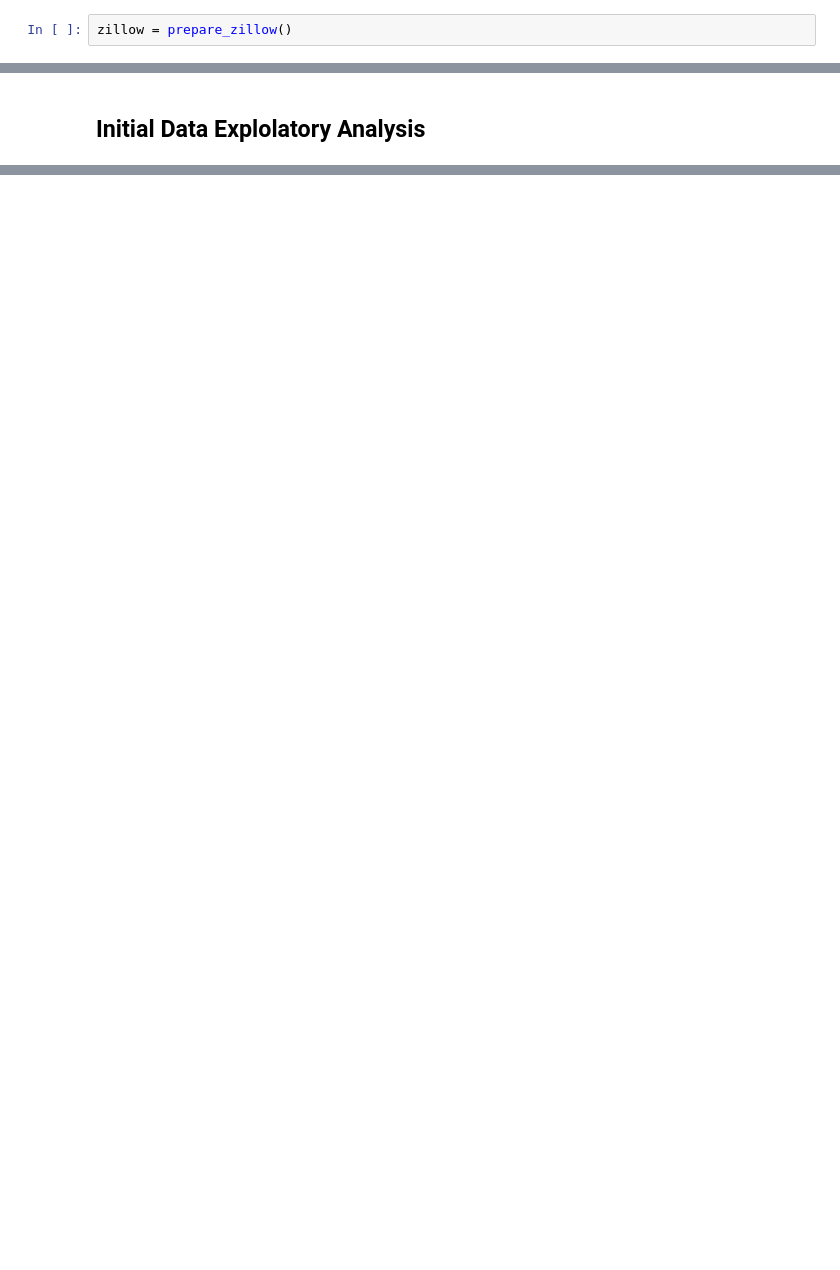
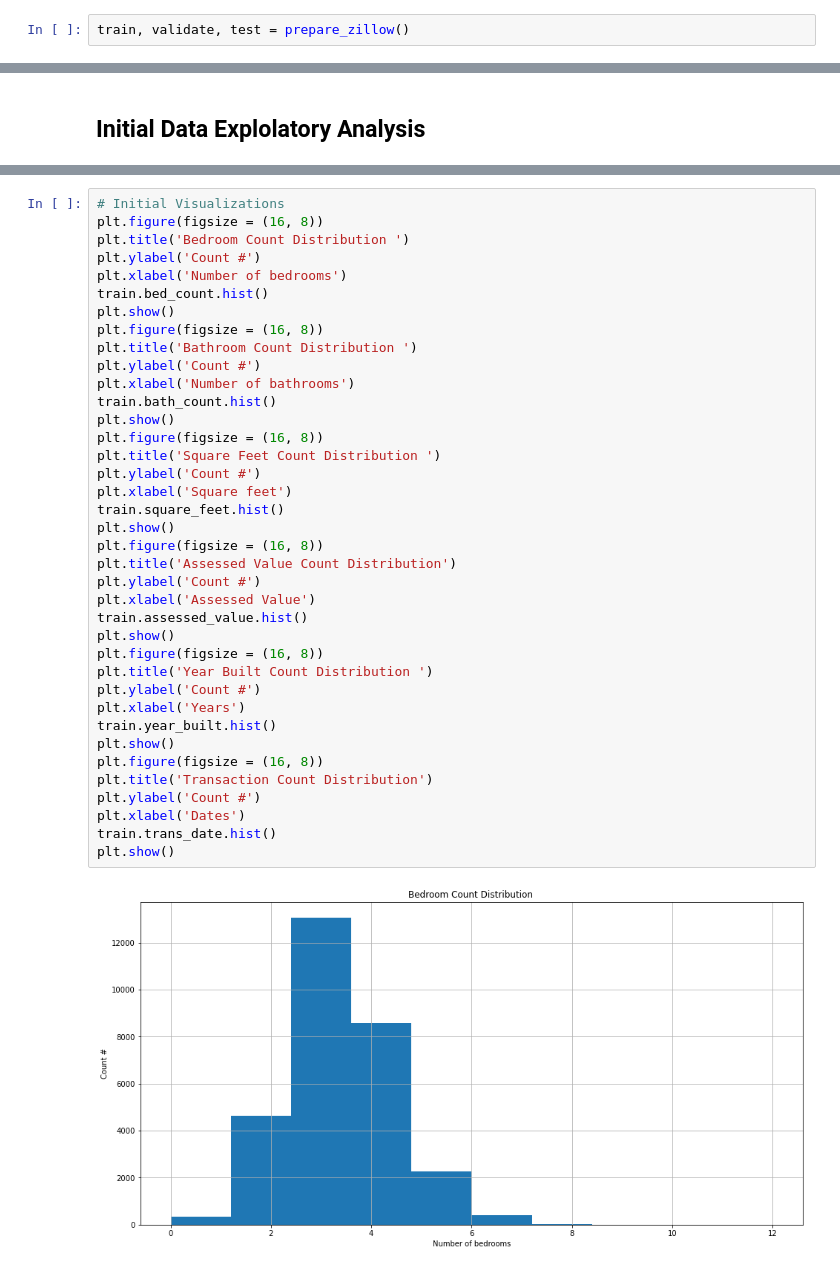
Before and after one commit to stephenkipkurui/regression-project, a Jupyter notebook: zillow_workspace.ipynb, the cells around one changed output, grey strips where cells are left out. Drawn from its saved outputs; the diff is of its cells as text; blank space fills up the shorter version.

Commit message:
Zillow Prediction Workspace

```diff
--- a/zillow_workspace.ipynb
+++ b/zillow_workspace.ipynb
@@ -26,4 +28,4 @@ from prepare import prepare_zillow
 # %%
-zillow = prepare_zillow()
+train, validate, test = prepare_zillow()
 # %% [output]
 Status: Acquiring data from cached csv file..
@@ -49,0 +107,40 @@ Status: Acquiring data from cached csv file..
+# %%
+# Initial Visualizations
+plt.figure(figsize = (16, 8))
+plt.title('Bedroom Count Distribution ')
+plt.ylabel('Count #')
+plt.xlabel('Number of bedrooms')
+train.bed_count.hist()
+plt.show()
+plt.figure(figsize = (16, 8))
+plt.title('Bathroom Count Distribution ')
+plt.ylabel('Count #')
+plt.xlabel('Number of bathrooms')
+train.bath_count.hist()
+plt.show()
+plt.figure(figsize = (16, 8))
+plt.title('Square Feet Count Distribution ')
+plt.ylabel('Count #')
+plt.xlabel('Square feet')
+train.square_feet.hist()
+plt.show()
+plt.figure(figsize = (16, 8))
+plt.title('Assessed Value Count Distribution')
+plt.ylabel('Count #')
+plt.xlabel('Assessed Value')
+train.assessed_value.hist()
+plt.show()
+plt.figure(figsize = (16, 8))
+plt.title('Year Built Count Distribution ')
+plt.ylabel('Count #')
+plt.xlabel('Years')
+train.year_built.hist()
+plt.show()
+plt.figure(figsize = (16, 8))
+plt.title('Transaction Count Distribution')
+plt.ylabel('Count #')
+plt.xlabel('Dates')
+train.trans_date.hist()
+plt.show()
+# %% [output]
+[figure, added]
```
Also changed, not shown: parts of 21 cells of this notebook.
